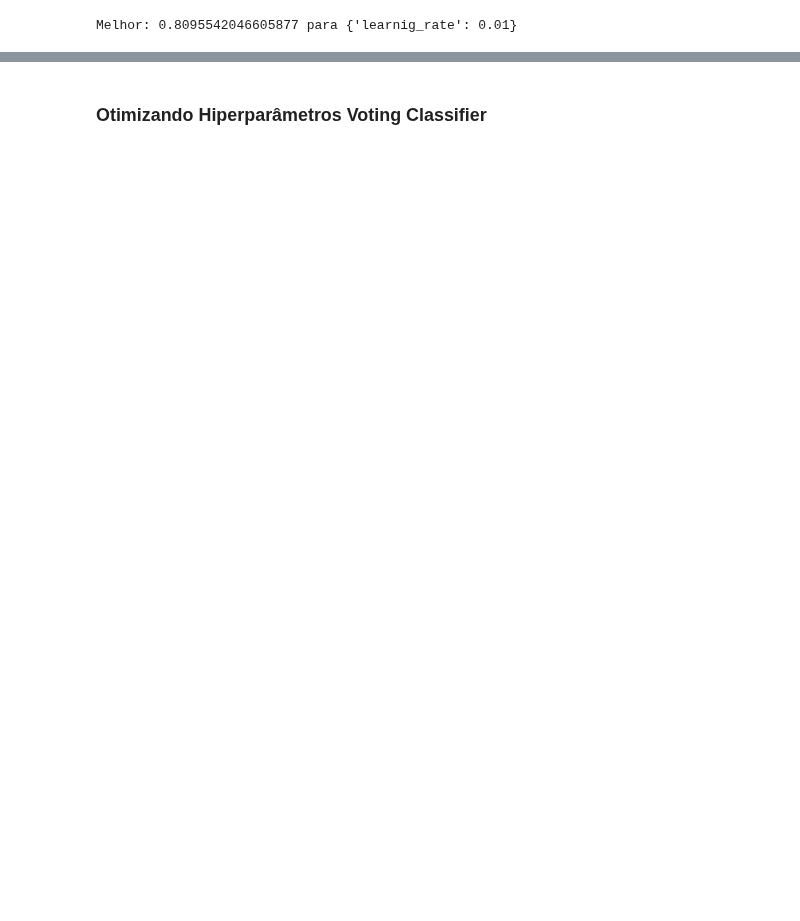
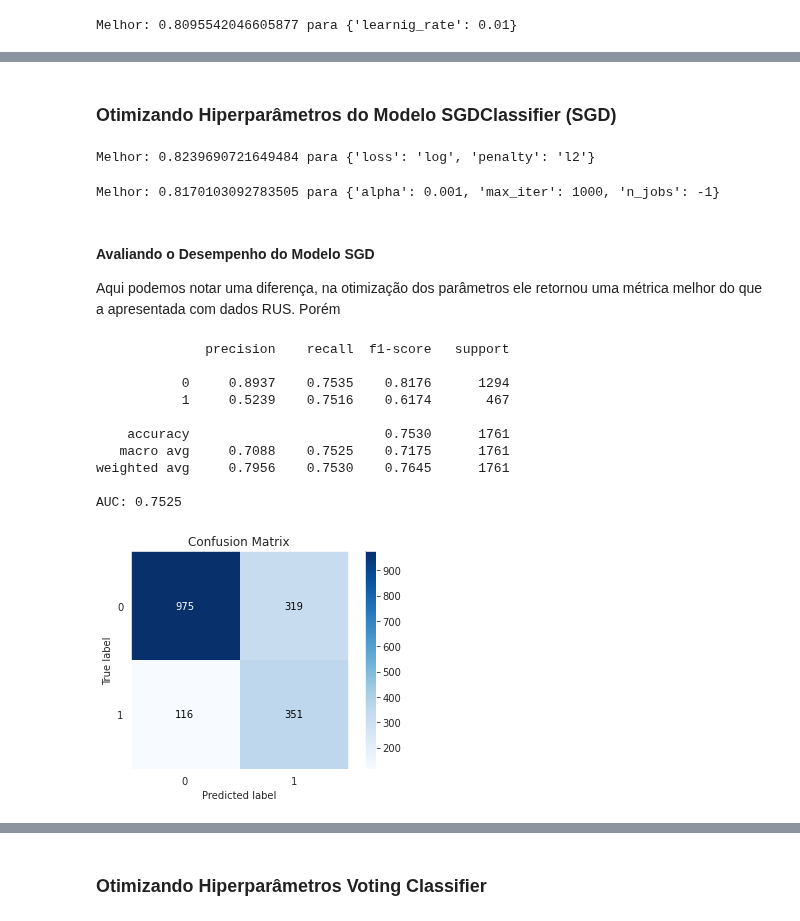
Before and after one commit to JoaoGustavo29/Portfolio_DataScience, a Jupyter notebook: Churn_Prediction_para_uma_empresa_de_Telecomunicações.ipynb, the cells around one changed output, grey strips where cells are left out. Cells and saved outputs as stored; diff of their text form; code cells hidden in the pictures; blank space fills up the shorter version.

```diff
--- a/Churn_Prediction_para_uma_empresa_de_Telecomunicações.ipynb
+++ b/Churn_Prediction_para_uma_empresa_de_Telecomunicações.ipynb
@@ -1407,0 +1753,61 @@ pd.DataFrame(data=AUC, index=model, columns=["AUC"])
+# %% [markdown]
+### Otimizando Hiperparâmetros do Modelo SGDClassifier (SGD)
+# %%
+sgd_smo_Rscaled = SGDClassifier()
+param_grid = {
+    'loss':['hinge', 'log'],
+    'penalty':['l2', 'l1'],
+
+}
+
+kfold = StratifiedKFold(n_splits=10, shuffle=True)
+grid_search = GridSearchCV(sgd_smo_Rscaled, param_grid, scoring='recall', n_jobs=-1, cv=kfold)
+grid_result = grid_search.fit(X_smo_Rscaled, y_train_smo_Rscaled)
+
+print(f'Melhor: {grid_result.best_score_} para {grid_result.best_params_}')
+# %% [output]
+Melhor: 0.8239690721649484 para {'loss': 'log', 'penalty': 'l2'}
+# %%
+sgd_smo_Rscaled = SGDClassifier(loss='log', penalty='l2')
+param_grid = {
+    'alpha':[0.0001, 0.001, 0.01, 0.1, 1.0, 10, 100, 1000],
+    'max_iter':[1000],
+    'n_jobs':[-1]
+
+}
+
+kfold = StratifiedKFold(n_splits=10, shuffle=True)
+grid_search = GridSearchCV(sgd_smo_Rscaled, param_grid, scoring='recall', n_jobs=-1, cv=kfold)
+grid_result = grid_search.fit(X_smo_Rscaled, y_train_smo_Rscaled)
+
+print(f'Melhor: {grid_result.best_score_} para {grid_result.best_params_}')
+# %% [output]
+Melhor: 0.8170103092783505 para {'alpha': 0.001, 'max_iter': 1000, 'n_jobs': -1}
+# %% [markdown]
+#### Avaliando o Desempenho do Modelo SGD
+
+Aqui podemos notar uma diferença, na otimização dos parâmetros ele retornou uma métrica melhor do que a apresentada com dados RUS. Porém
+# %%
+sgd_smo_Rscaled = SGDClassifier(loss='log', penalty='l2', alpha=0.001, max_iter=1000, n_jobs=-1)
+
+sgd_smo_Rscaled.fit(X_smo_Rscaled, y_train_smo_Rscaled)
+
+y_pred_sgdsmo = sgd_smo_Rscaled.predict(X_test_Rscaled)
+
+skplt.metrics.plot_confusion_matrix(y_test, y_pred_sgdsmo)
+
+print(classification_report(y_test, y_pred_sgdsmo, digits=4))
+
+print('AUC: {:.4f}\n'.format(roc_auc_score(y_test, y_pred_sgdsmo)))
+# %% [output]
+              precision    recall  f1-score   support
+
+           0     0.8937    0.7535    0.8176      1294
+           1     0.5239    0.7516    0.6174       467
+
+    accuracy                         0.7530      1761
+   macro avg     0.7088    0.7525    0.7175      1761
+weighted avg     0.7956    0.7530    0.7645      1761
+
+AUC: 0.7525
+[figure, added]
```
Also changed, not shown: parts of 70 cells of this notebook.
